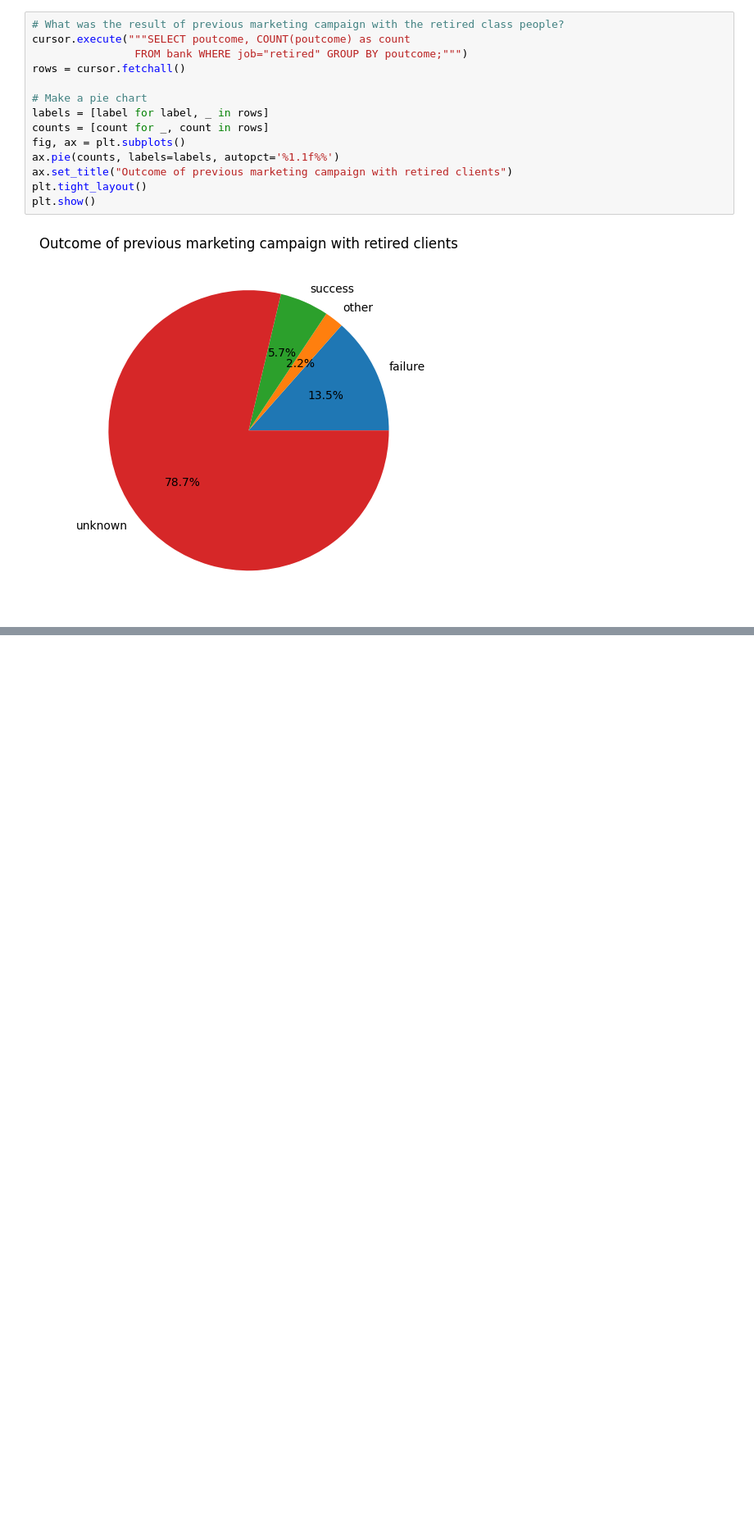
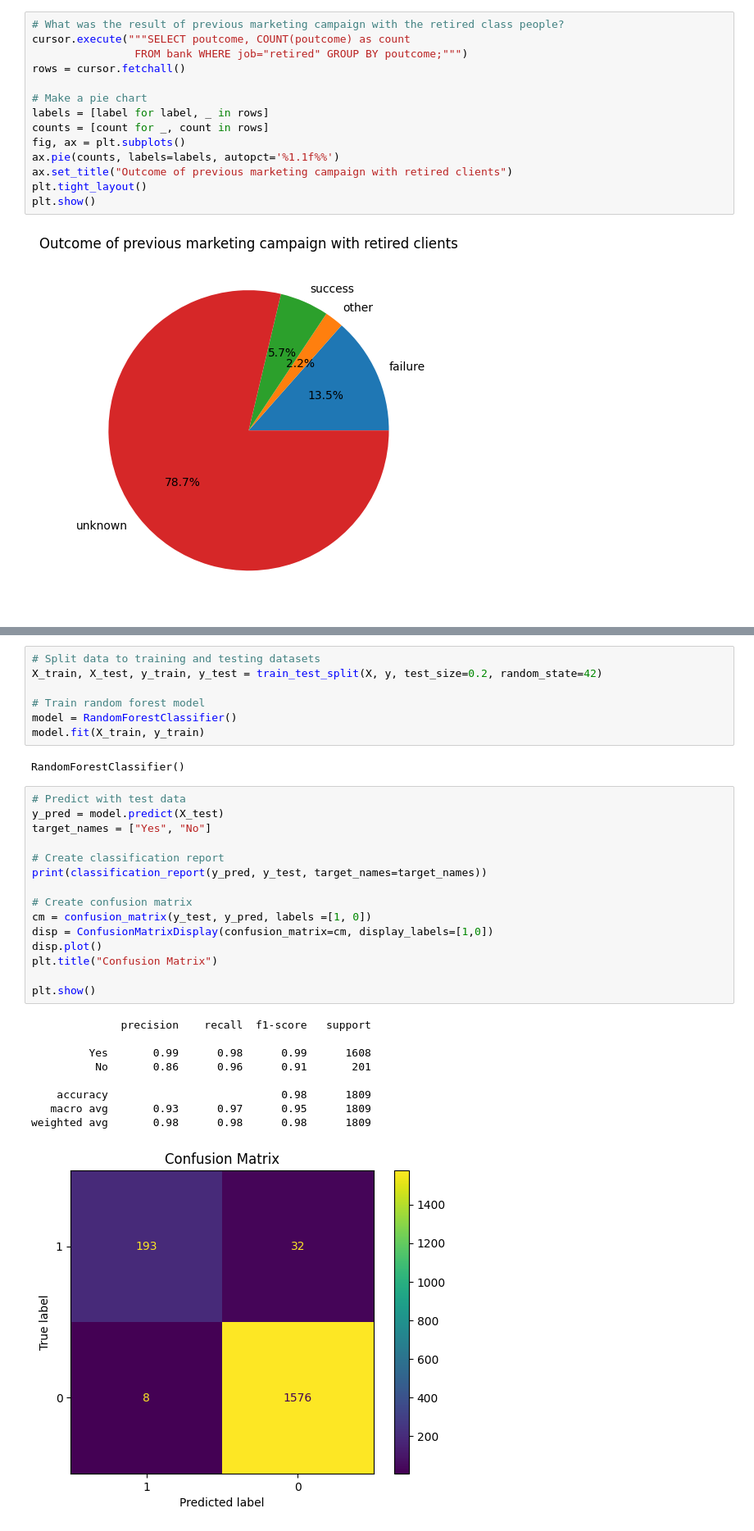
Before and after one commit to marttiil/bank-data-sql-analysis, a Jupyter notebook: sql_bank_analysis.ipynb, the cells around one changed output, grey strips where cells are left out. Shown: that part at 82% size. Cells and saved outputs as stored; diff of their text form; blank space fills up the shorter version.

```diff
--- a/sql_bank_analysis.ipynb
+++ b/sql_bank_analysis.ipynb
@@ -129,0 +190,34 @@ plt.show()
+# %%
+# Split data to training and testing datasets
+X_train, X_test, y_train, y_test = train_test_split(X, y, test_size=0.2, random_state=42)
+
+# Train random forest model
+model = RandomForestClassifier()
+model.fit(X_train, y_train)
+# %% [output]
+RandomForestClassifier()
+# %%
+# Predict with test data
+y_pred = model.predict(X_test)
+target_names = ["Yes", "No"]
+
+# Create classification report
+print(classification_report(y_pred, y_test, target_names=target_names))
+
+# Create confusion matrix
+cm = confusion_matrix(y_test, y_pred, labels =[1, 0])
+disp = ConfusionMatrixDisplay(confusion_matrix=cm, display_labels=[1,0])
+disp.plot()
+plt.title("Confusion Matrix")
+
+plt.show()
+# %% [output]
+              precision    recall  f1-score   support
+
+         Yes       0.99      0.98      0.99      1608
+          No       0.86      0.96      0.91       201
+
+    accuracy                           0.98      1809
+   macro avg       0.93      0.97      0.95      1809
+weighted avg       0.98      0.98      0.98      1809
+[figure, added]
```
Also changed, not shown: parts of 4 cells of this notebook, 1 other file.
